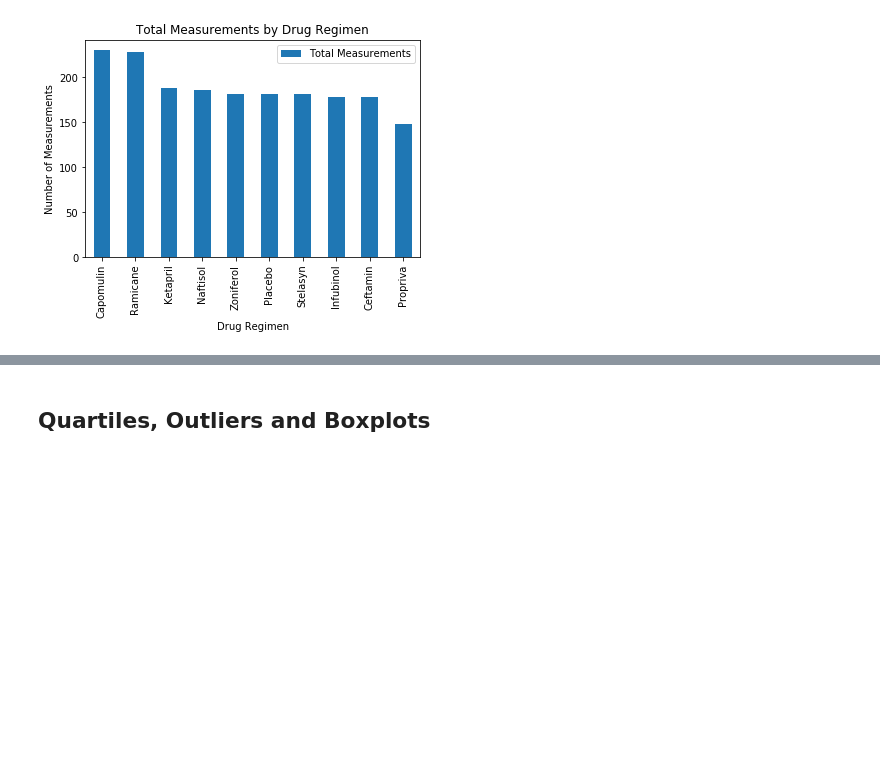
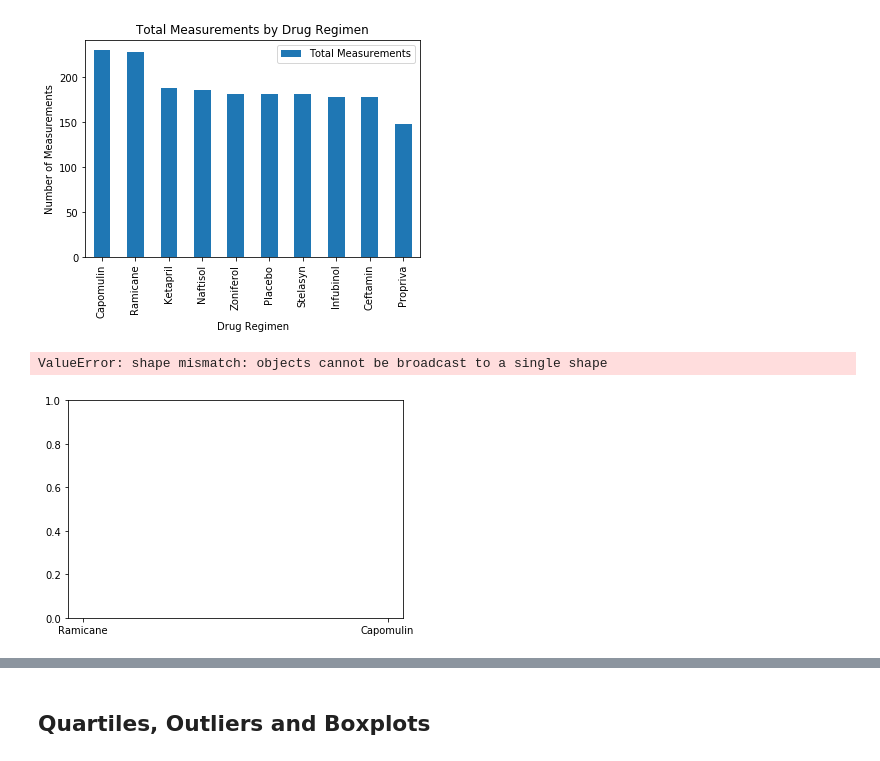
Before and after one commit to khartmann5/Matplotlib-Pymaceuticals, a Jupyter notebook: pymaceuticals_KH.ipynb, the cells around one changed output, grey strips where cells are left out. Cells and saved outputs as stored; diff of their text form; code cells hidden in the pictures; blank space fills up the shorter version.

```diff
--- a/pymaceuticals_KH.ipynb
+++ b/pymaceuticals_KH.ipynb
@@ -195,5 +195,10 @@ Text(0.5, 0, 'Drug Regimen')
 [figure]
 # %%
 # Generate a bar plot showing the total number of measurements taken on each drug regimen using pyplot.
+count_drug_reg = clean_combined_mouse_data["Drug Regimen"].value_counts()
+plt.bar(clean_combined_mouse_data["Drug Regimen"],count_drug_reg)
+# %% [output]
+ValueError: shape mismatch: objects cannot be broadcast to a single shape
+[figure, added]
 # %%
 # Generate a pie plot showing the distribution of female versus male mice using pandas
```
Also changed, not shown: parts of 3 cells of this notebook.
